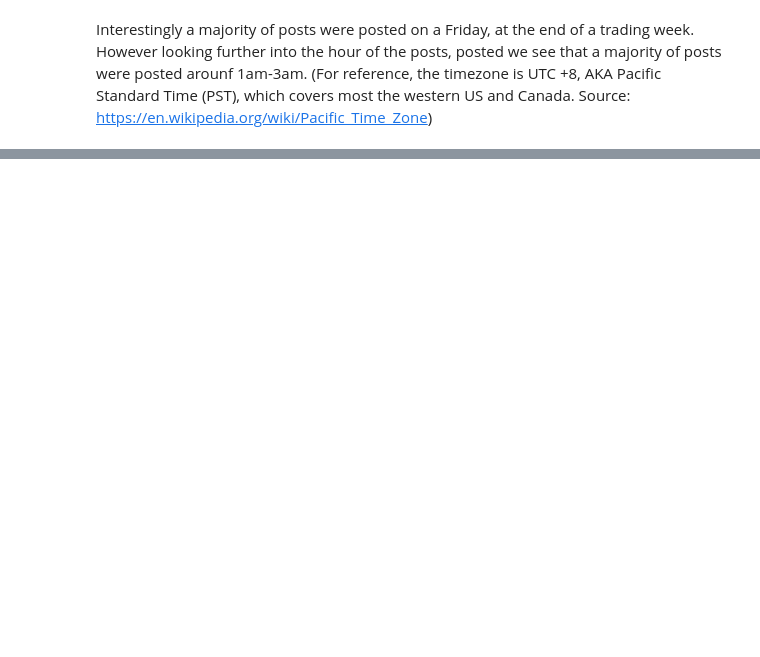
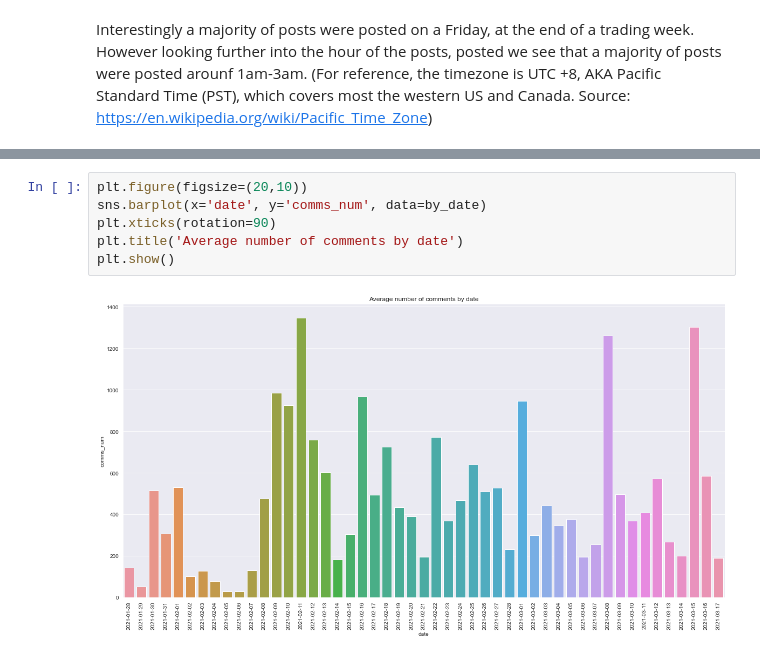
Before and after one commit to JoshyB14/Wall-Street-Bets-Reddit, a Jupyter notebook: WSB_post_analysis.ipynb, the cells around one changed output, grey strips where cells are left out. Cells and saved outputs as stored; diff of their text form; blank space fills up the shorter version.

```diff
--- a/WSB_post_analysis.ipynb
+++ b/WSB_post_analysis.ipynb
@@ -203,0 +218,8 @@ plt.show()
+# %%
+plt.figure(figsize=(20,10))
+sns.barplot(x='date', y='comms_num', data=by_date)
+plt.xticks(rotation=90)
+plt.title('Average number of comments by date')
+plt.show()
+# %% [output]
+[figure, added]
```
Also changed, not shown: parts of 22 cells of this notebook, 2 other files.
